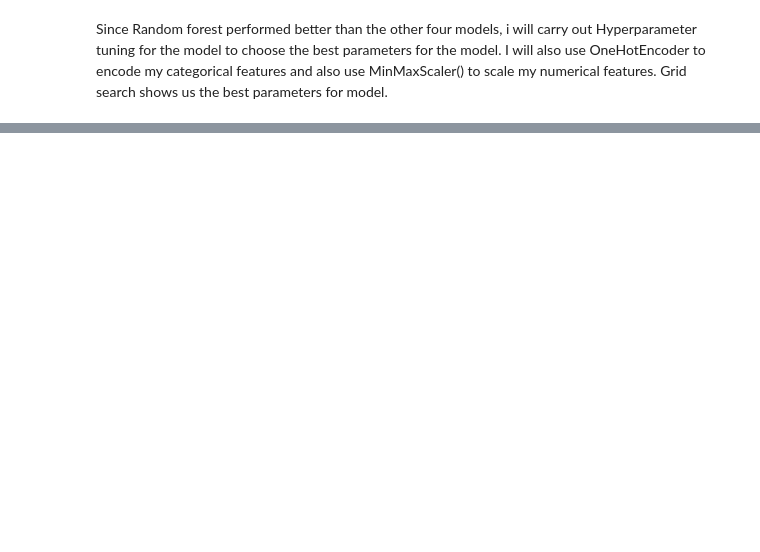
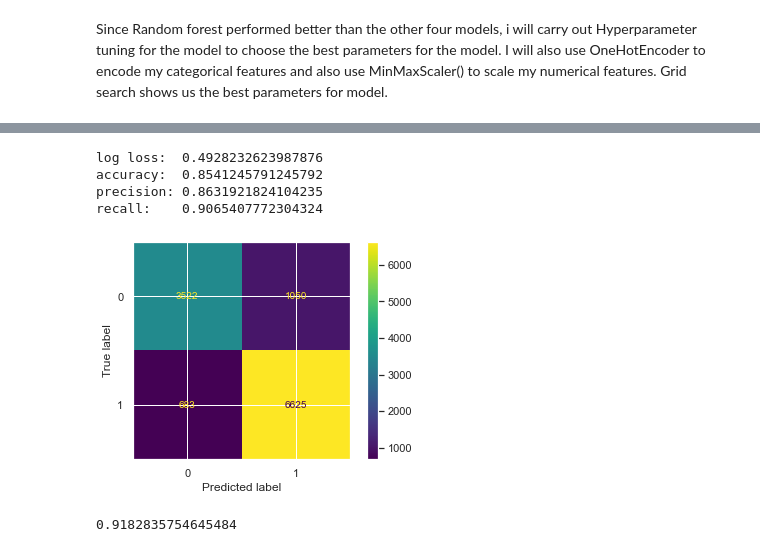
Before and after one commit to waitipeter/TANZANIA-WATER-WELLS-PROJECT, a Jupyter notebook: Modelling Tanzania water points.ipynb, the cells around one changed output, grey strips where cells are left out. Saved outputs shown, nothing was run; the diff lists cells and outputs as text; code cells hidden in the pictures; blank space fills up the shorter version.

```diff
--- a/Modelling Tanzania water points.ipynb
+++ b/Modelling Tanzania water points.ipynb
@@ -513,2 +496,0 @@ rf = RandomForestClassifier()
-# %%
-pipe = make_pipeline(preprocessor,knn)
@@ -540,0 +527,28 @@ grid_search.best_params_
+# %%
+# Replace None with appropriate code
+from sklearn.metrics import accuracy_score, precision_score, recall_score, log_loss
+
+preds = final_model.predict(X_test)
+probs = final_model.predict_proba(X_test)
+
+
+print("log loss: ", log_loss(y_test, probs))
+print("accuracy: ", accuracy_score(y_test, y_pred_test))
+print("precision:", precision_score(y_test, y_pred_test))
+print("recall:   ", recall_score(y_test, y_pred_test))
+# %% [output]
+log loss:  0.4928232623987876
+accuracy:  0.8541245791245792
+precision: 0.8631921824104235
+recall:    0.9065407772304324
+# %%
+#plot_confusion_matrix(lr, y_test, y_pred_test)
+plot_confusion_matrix(pipe, X_test, y_test)
+plt.show()
+# %% [output]
+[figure, added]
+# %%
+scores = cross_val_score(pipe, X, y, cv=5, scoring='roc_auc')
+print(scores.mean())
+# %% [output]
+0.9182835754645484
```
Also changed, not shown: parts of 32 cells of this notebook.
